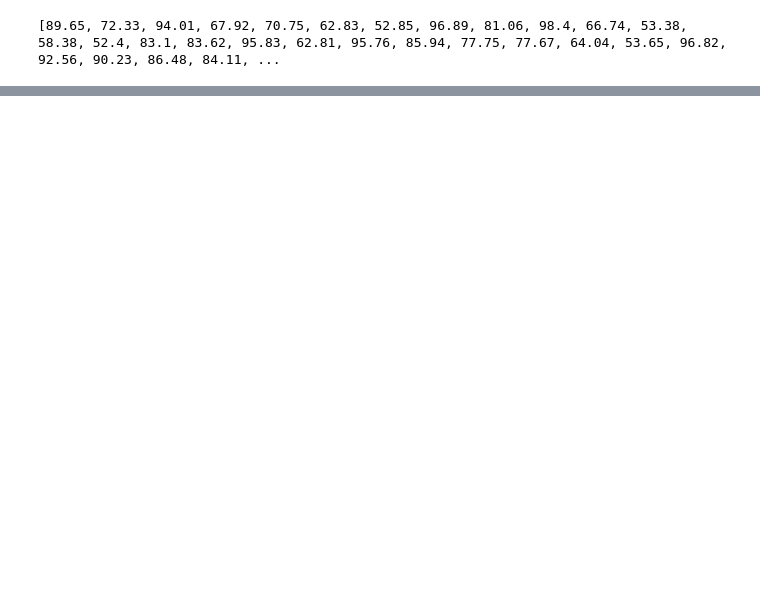
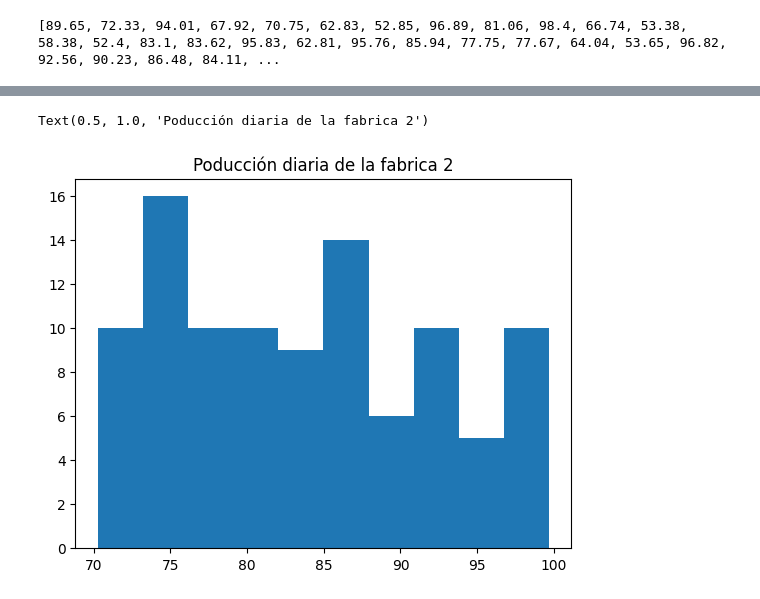
Before and after one commit to 25041032-Jocelyn/PROBABILIDAD-Y-ESTADISTICA, a Jupyter notebook: Unidad1/Practica_1.ipynb, the cells around one changed output, grey strips where cells are left out. Saved outputs shown, nothing was run; the diff lists cells and outputs as text; code cells hidden in the pictures; blank space fills up the shorter version.

```diff
--- a/Unidad1/Practica_1.ipynb
+++ b/Unidad1/Practica_1.ipynb
@@ -68,0 +87,6 @@ print (fabrica1)
+# %%
+plt.hist(fabrica2)
+plt.title("Poducción diaria de la fabrica 2")
+# %% [output]
+Text(0.5, 1.0, 'Poducción diaria de la fabrica 2')
+[figure, added]
```
Also changed, not shown: parts of 3 cells of this notebook.
